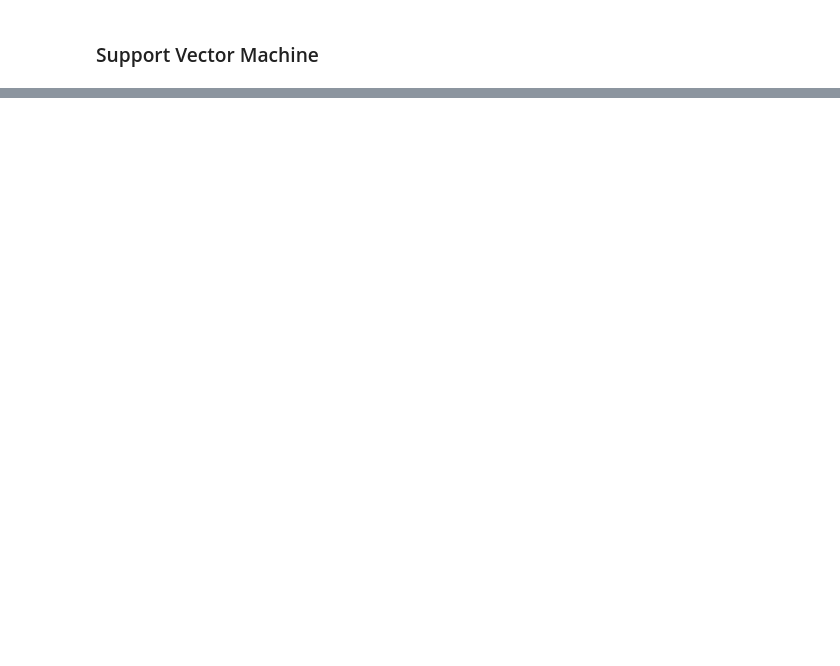
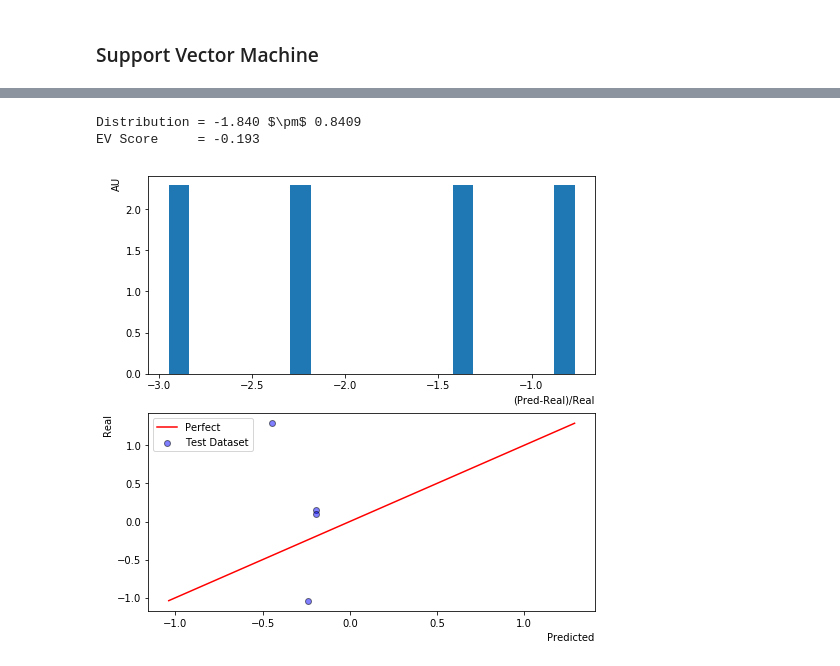
Before and after one commit to demarley/figment, a Jupyter notebook: fantasy-football/python/1-fantasy-football.ipynb, the cells around one changed output, grey strips where cells are left out. Saved outputs shown, nothing was run; the diff lists cells and outputs as text; code cells hidden in the pictures; blank space fills up the shorter version.

```diff
--- a/fantasy-football/python/1-fantasy-football.ipynb
+++ b/fantasy-football/python/1-fantasy-football.ipynb
@@ -148,26 +380,27 @@ clf.fit(X_train,Y_train)
 # %%
 # Performance
-predictions = clf.predict(X_test)
-values = np.divide((np.asarray(predictions) - Y_test),Y_test)
+predictions = clf.predict(X_test_scale)
+values = np.divide((np.asarray(predictions) - Y_test_scale),Y_test_scale)
 
 fig,ax = plt.subplots(2,1,figsize=(8,8))
 
 plt.subplot(2,1,1)
 plt.hist(values,bins=20,normed=True)
 plt.xlabel("(Pred-Real)/Real",position=(1,0),ha='right')
 plt.ylabel("AU",position=(0,1),ha='right')
-plt.text(0.97,0.90,"SVM Non-scaled Values",ha='right',transform=ax[0].transAxes)
 
 plt.subplot(2,1,2)
-plt.scatter(predictions,Y_test,color='b',edgecolor='k',alpha=0.5,label="Test Dataset");
-plt.plot(Y_test,Y_test,color='r',label="Perfect")
-plt.xlim(min(predictions)-10000,max(predictions)+10000)
-plt.ylim(0,max(Y_test)+20000)
-plt.xlabel("Predicted Sale Price",position=(1,0),ha='right')
-plt.ylabel("Real Sale Price",position=(0,1),ha='right')
+plt.scatter(predictions,Y_test_scale,color='b',edgecolor='k',alpha=0.5,label="Test Dataset");
+plt.plot(Y_test_scale,Y_test_scale,color='r',label="Perfect")
+plt.xlabel("Predicted",position=(1,0),ha='right')
+plt.ylabel("Real",position=(0,1),ha='right')
 plt.legend()
 
-evs = explained_variance_score(Y_test,predictions)
+evs = explained_variance_score(Y_test_scale,predictions)
 
 print(r"Distribution = {0:.3f} $\pm$ {1:.4f}".format(np.mean(values),np.std(values)))
 print(r"EV Score     = {0:.3f}".format(evs))
+# %% [output]
+Distribution = -1.840 $\pm$ 0.8409
+EV Score     = -0.193
+[figure, added]
```
Also changed, not shown: parts of 41 cells of this notebook.
